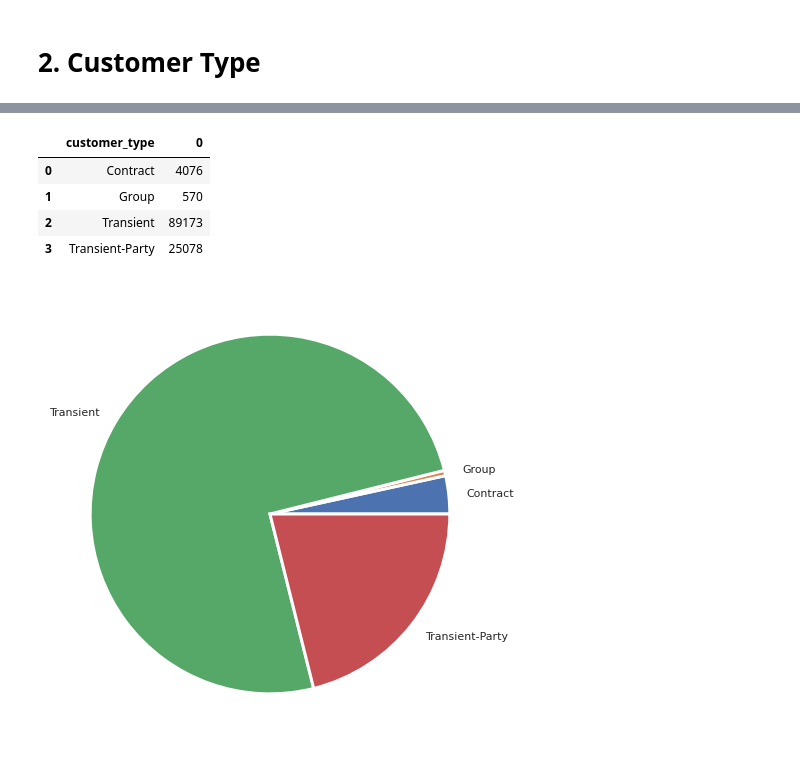
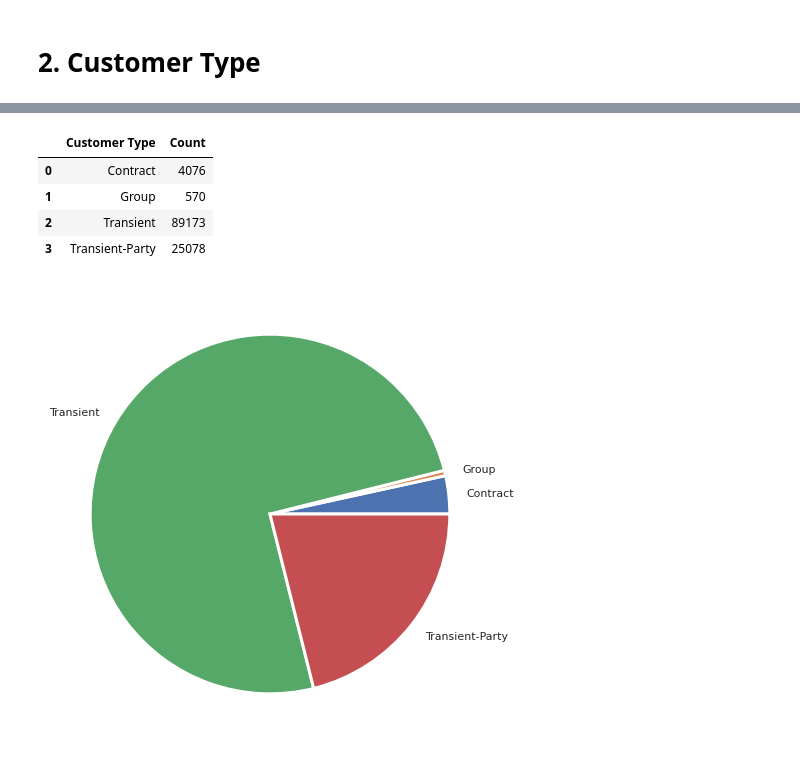
Before and after one commit to manm0han/hotel-booking-eda, a Jupyter notebook: Manmohan_Madhu_Hotel_Booking_Analysis_Capstone_Project.ipynb, the cells around one changed output, grey strips where cells are left out. Cells and saved outputs as stored; diff of their text form; code cells hidden in the pictures.

```diff
--- a/Manmohan_Madhu_Hotel_Booking_Analysis_Capstone_Project.ipynb
+++ b/Manmohan_Madhu_Hotel_Booking_Analysis_Capstone_Project.ipynb
@@ -320,12 +310,12 @@ dtype: int64
 # %%
-group_customer = pd.DataFrame(data = hotel_booking_df.groupby(['customer_type']).size())
-group_customer.reset_index(inplace = True)
+# Finding out the various customer types.
+group_customer = pd.DataFrame(data = hotel_booking_df.groupby(['customer_type']).size()).reset_index()
+group_customer.rename(columns = {'customer_type' : 'Customer Type', 0 : 'Count'}, inplace = True)
+group_customer
+# %% [output]
+|  | Customer Type | Count |
+| 0 | Contract | 4076 |
+| 1 | Group | 570 |
+| 2 | Transient | 89173 |
+| 3 | Transient-Party | 25078 |
-# %%
-group_customer
-# %% [output]
-|  | customer_type | 0 |
-| 0 | Contract | 4076 |
-| 1 | Group | 570 |
-| 2 | Transient | 89173 |
-| 3 | Transient-Party | 25078 |
 # %%
```
Also changed, not shown: parts of 11 cells of this notebook.
